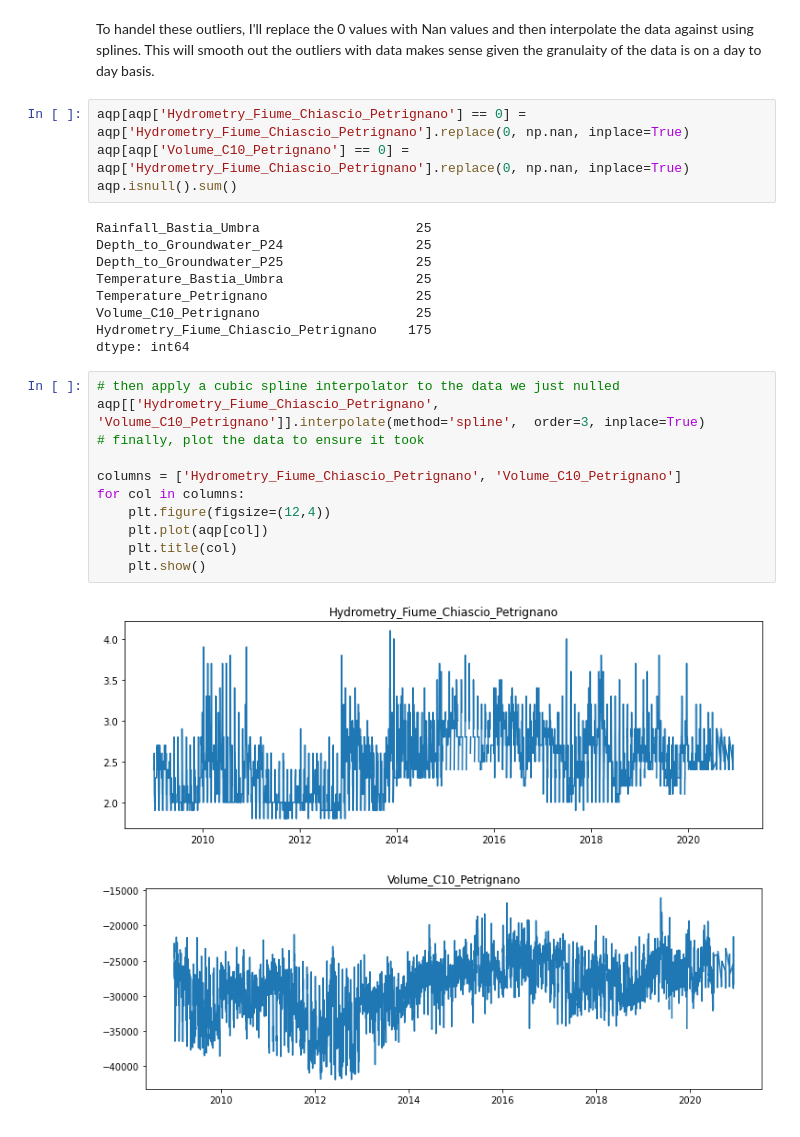
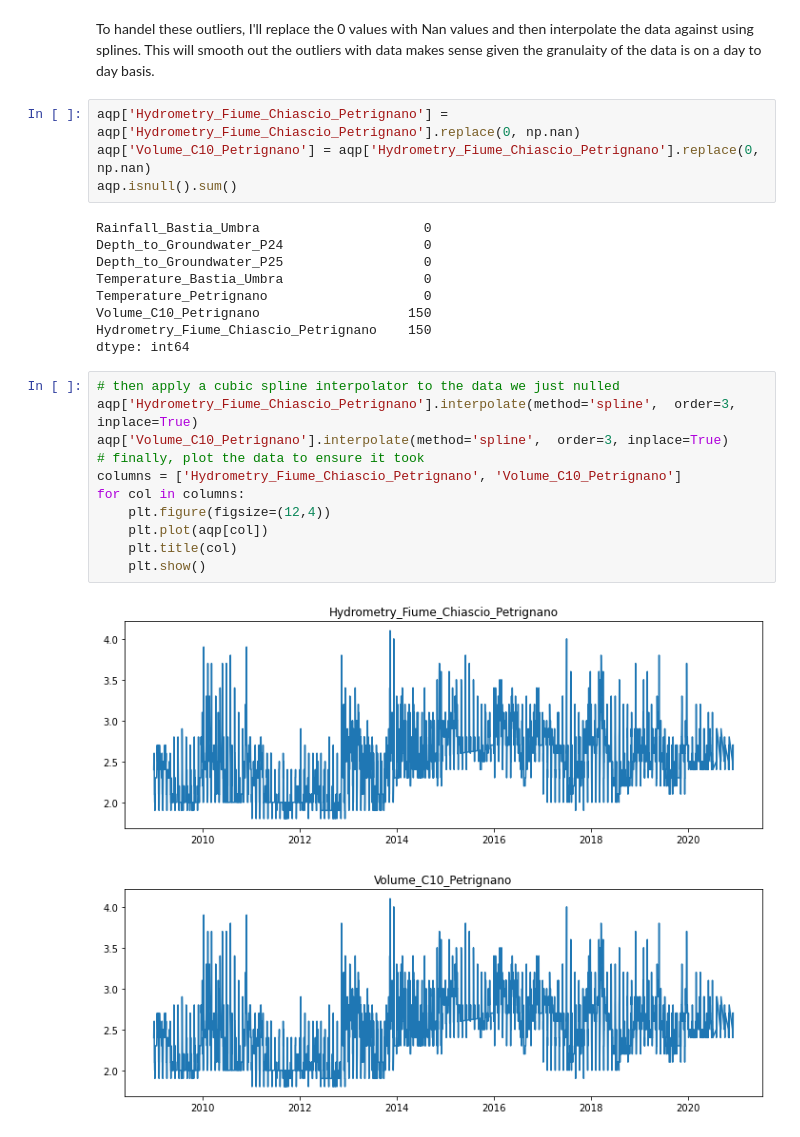
Before and after one commit to datastraine/kaggle, a Jupyter notebook: AceaSmart_Water_Analytics/acea-comp-explore.ipynb, the cells around one changed output. Drawn from its saved outputs; the diff is of its cells as text.

Commit message:
fixes a few bugs with replacing 0s with interpolated values

```diff
--- a/AceaSmart_Water_Analytics/acea-comp-explore.ipynb
+++ b/AceaSmart_Water_Analytics/acea-comp-explore.ipynb
@@ -1227,29 +1238,29 @@ Aquifer_Petrignano['Hydrometry_Fiume_Chiascio_Petrignano'][(Aquifer_Petrignano.i
 # %% [markdown]
 To handel these outliers, I'll replace the 0 values with Nan values and then interpolate the data against using splines. This will smooth out the outliers with data makes sense given the granulaity of the data is on a day to day basis.
 # %%
-aqp[aqp['Hydrometry_Fiume_Chiascio_Petrignano'] == 0] = aqp['Hydrometry_Fiume_Chiascio_Petrignano'].replace(0, np.nan, inplace=True)
-aqp[aqp['Volume_C10_Petrignano'] == 0] = aqp['Hydrometry_Fiume_Chiascio_Petrignano'].replace(0, np.nan, inplace=True)
+aqp['Hydrometry_Fiume_Chiascio_Petrignano'] = aqp['Hydrometry_Fiume_Chiascio_Petrignano'].replace(0, np.nan)
+aqp['Volume_C10_Petrignano'] = aqp['Hydrometry_Fiume_Chiascio_Petrignano'].replace(0, np.nan)
 aqp.isnull().sum()
 # %% [output]
-Rainfall_Bastia_Umbra                    25
-Depth_to_Groundwater_P24                 25
-Depth_to_Groundwater_P25                 25
-Temperature_Bastia_Umbra                 25
-Temperature_Petrignano                   25
-Volume_C10_Petrignano                    25
-Hydrometry_Fiume_Chiascio_Petrignano    175
+Rainfall_Bastia_Umbra                     0
+Depth_to_Groundwater_P24                  0
+Depth_to_Groundwater_P25                  0
+Temperature_Bastia_Umbra                  0
+Temperature_Petrignano                    0
+Volume_C10_Petrignano                   150
+Hydrometry_Fiume_Chiascio_Petrignano    150
 dtype: int64
 # %%
 # then apply a cubic spline interpolator to the data we just nulled
-aqp[['Hydrometry_Fiume_Chiascio_Petrignano', 'Volume_C10_Petrignano']].interpolate(method='spline',  order=3, inplace=True)
+aqp['Hydrometry_Fiume_Chiascio_Petrignano'].interpolate(method='spline',  order=3, inplace=True)
+aqp['Volume_C10_Petrignano'].interpolate(method='spline',  order=3, inplace=True)
 # finally, plot the data to ensure it took
-
 columns = ['Hydrometry_Fiume_Chiascio_Petrignano', 'Volume_C10_Petrignano']
 for col in columns:
     plt.figure(figsize=(12,4))
     plt.plot(aqp[col])
     plt.title(col)
     plt.show()
 # %% [output]
-[figure, old version]
+[figure, new version]
-[figure, old version]
+[figure, new version]
```
Also changed, not shown: parts of 3 cells of this notebook.
